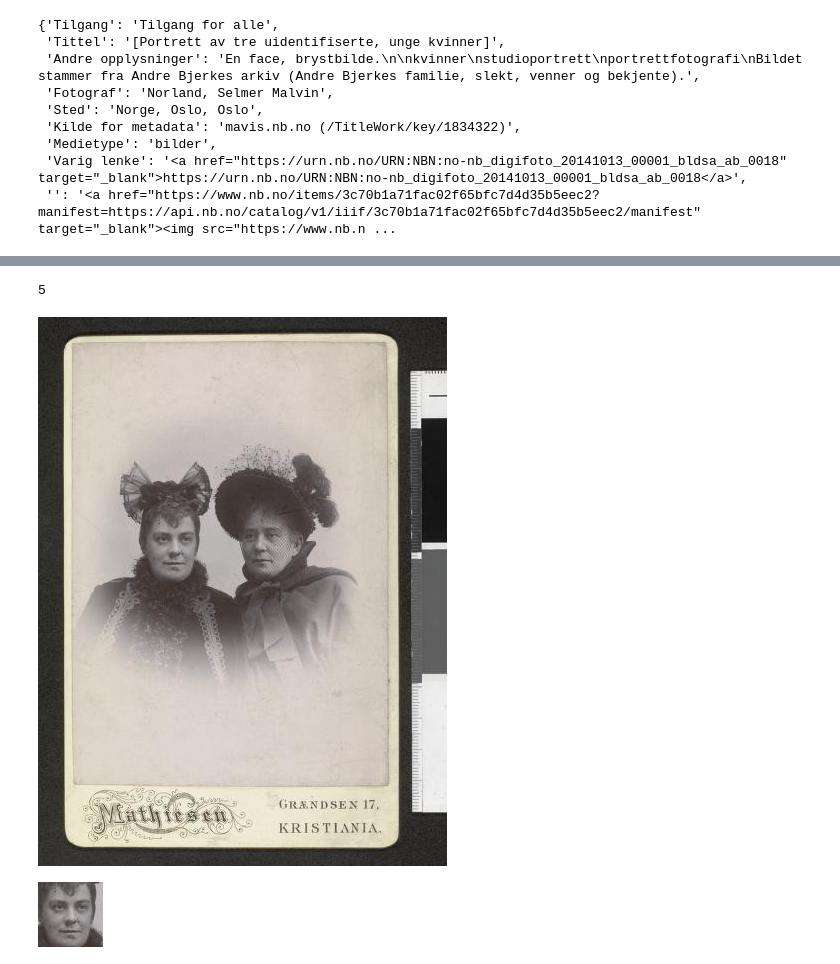
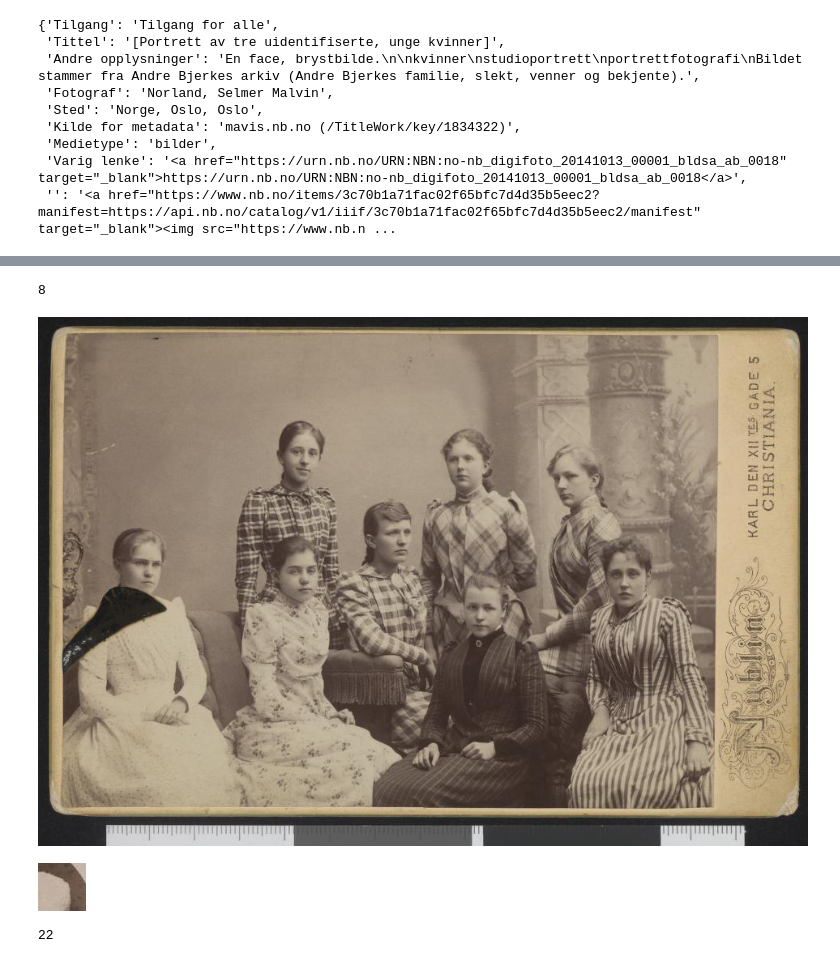
Before and after one commit to Yoonsen/NTNU_bilder_oktober_2018, a Jupyter notebook: facedetect.ipynb, the cells around one changed output, grey strips where cells are left out. Drawn from its saved outputs; the diff is of its cells as text; code cells hidden in the pictures.

```diff
--- a/facedetect.ipynb
+++ b/facedetect.ipynb
@@ -84,7 +110,7 @@ nbp.get_metadata_from_url(bilde[3])
  '': '<a href="https://www.nb.no/items/3c70b1a71fac02f65bfc7d4d35b5eec2?manifest=https://api.nb.no/catalog/v1/iiif/3c70b1a71fac02f65bfc7d4d35b5eec2/manifest" target="_blank"><img src="https://www.nb.n ...
 # %%
 med_ansikt = []
-for b in bilder[:15]:
+for b in bilder[:30]:
     nb_image = np.array(nbp.get_picture_from_url(b, height=500))
     try:
         faces = find_faces(nb_image, scale=1.3)
@@ -105,12 +137,12 @@ Noe gikk galt med https://www.nb.no/services/image/resolver/URN:NBN:no-nb_digifo
 # %%
 len(med_ansikt)
 # %% [output]
-5
+8
 # %%
-Image.fromarray(med_ansikt[4][0])
+Image.fromarray(med_ansikt[7][0])
 # %% [output]
-[figure, old version]
+[figure, new version]
 # %%
-extract_face(med_ansikt[4][0], med_ansikt[4][1][1])
+extract_face(med_ansikt[5][0], med_ansikt[2][1][1])
 # %% [output]
-[figure, old version]
+[figure, new version]
@@ -116,0 +154,4 @@ extract_face(med_ansikt[4][0], med_ansikt[4][1][1])
+# %%
+len(set_of_faces)
+# %% [output]
+22
```
Also changed, not shown: parts of 5 cells of this notebook.
